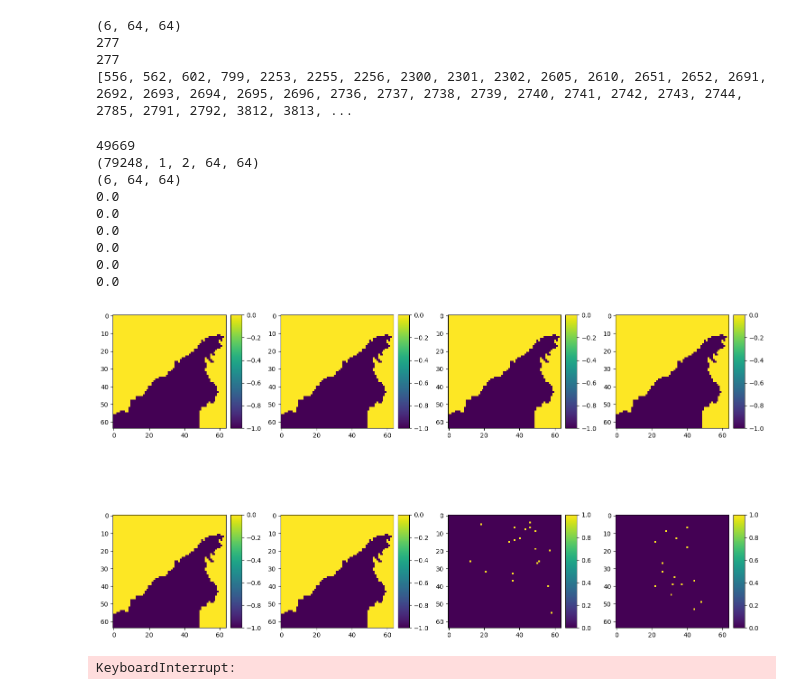
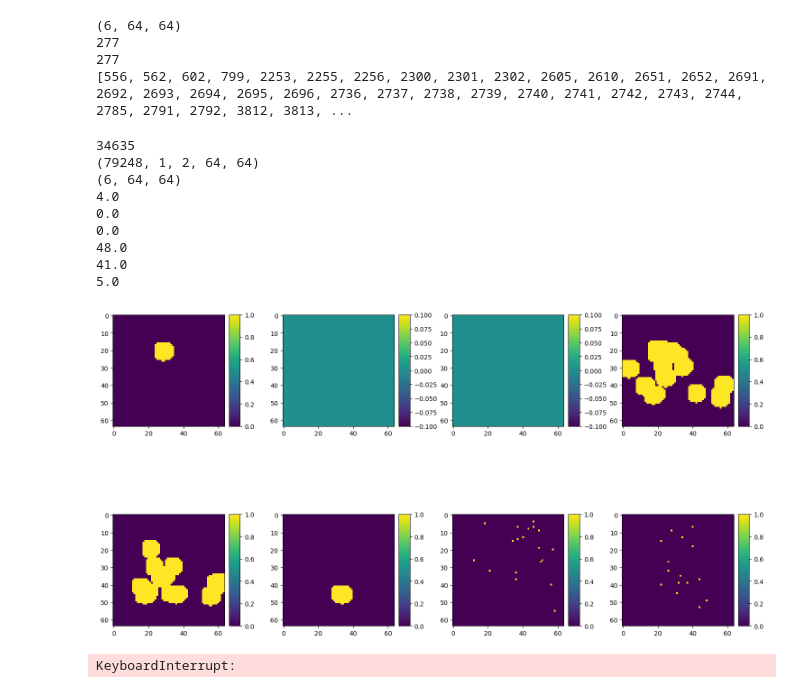
Before and after one commit to thimabru1010/AmazonDeforestation_Prediction, a Jupyter notebook: explore_predictions.ipynb, the cells around one changed output. Drawn from its saved outputs; the diff is of its cells as text; code cells hidden in the pictures.

```diff
--- a/explore_predictions.ipynb
+++ b/explore_predictions.ipynb
@@ -171,17 +171,17 @@ print(def_indexes)
 277
 [556, 562, 602, 799, 2253, 2255, 2256, 2300, 2301, 2302, 2605, 2610, 2651, 2652, 2691, 2692, 2693, 2694, 2695, 2696, 2736, 2737, 2738, 2739, 2740, 2741, 2742, 2743, 2744, 2785, 2791, 2792, 3812, 3813, ...
 # %%
-filter_size = 5
+filter_size = 10
 kernel = cv2.getStructuringElement(cv2.MORPH_ELLIPSE, (filter_size,filter_size))
 # %%
 import matplotlib.pyplot as plt
 from mpl_toolkits.axes_grid1 import make_axes_locatable
 
 # Pick a random number from the list
-# index = np.random.choice(def_indexes)
-index = np.random.choice(np.arange(71208))
-# index = 37673
-index = 49669
+index = np.random.choice(def_indexes)
+# index = np.random.choice(np.arange(71208))
+index = 34635
+# index = 49669
 # index = index
 # cont=0
 # cont -= -1
@@ -201,40 +201,40 @@ print(patches.shape)
 # print(np.sum(patches[1]))
 for i in range(patches.shape[0]):
     patches_sum = patches[i]
     patches_sum = patches_sum[patches_sum != -1]
     # print(np.sum(patches[i]))
     print(np.sum(patches_sum))
     # if np.sum(patches[i]) > 0:
     if np.sum(patches_sum) > 0:
-        # patches[i] = cv2.dilate(patches[i], kernel, iterations=1)
+        patches[i] = cv2.dilate(patches[i], kernel, iterations=1)
         pass
 # patches = cv2.dilate(patches, kernel, iterations=1)
 # patches[:, mask_test_files[index] == 0] = -1
 
 fig, axs = plt.subplots(2, 4, figsize=(15, 10))
 
 patches_plot = np.concatenate((patches, patches_pred), axis=0)
 for i in range(2):
     for j in range(4):
         im = axs[i, j].imshow(patches_plot[i*4 + j])
         divider = make_axes_locatable(axs[i, j])
         cax = divider.append_axes("right", size="10%", pad=0.1)
         fig.colorbar(im, cax=cax)
         # axs[i, j].axis('off')
 
 plt.tight_layout()
 plt.show()
 # %% [output]
-49669
+34635
 (79248, 1, 2, 64, 64)
 (6, 64, 64)
+4.0
 0.0
 0.0
-0.0
-0.0
-0.0
-0.0
+48.0
+41.0
+5.0
-[figure, old version]
+[figure, new version]
 # %%
 #apply pred mask
 for i in range(preds.shape[0]):
```
Also changed, not shown: 1 other file.
